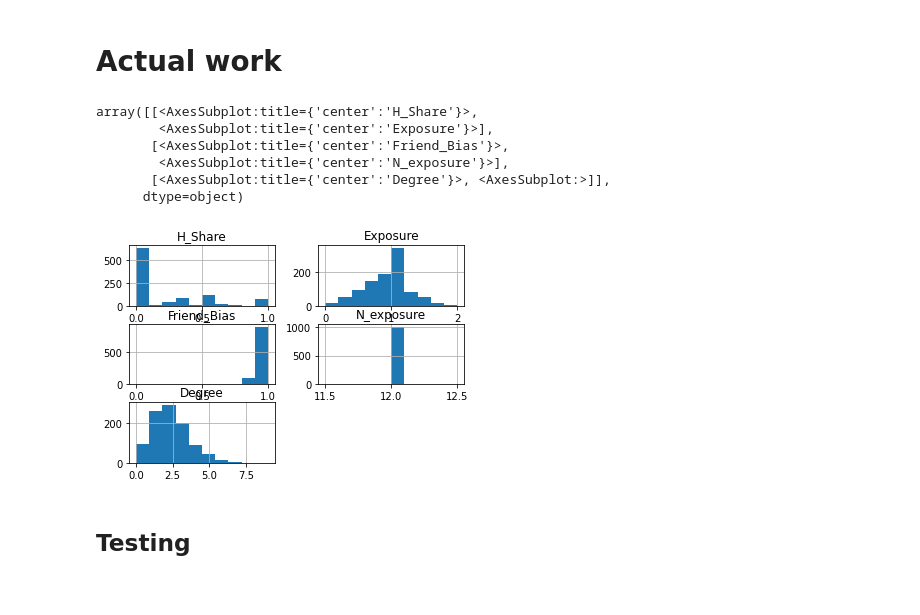
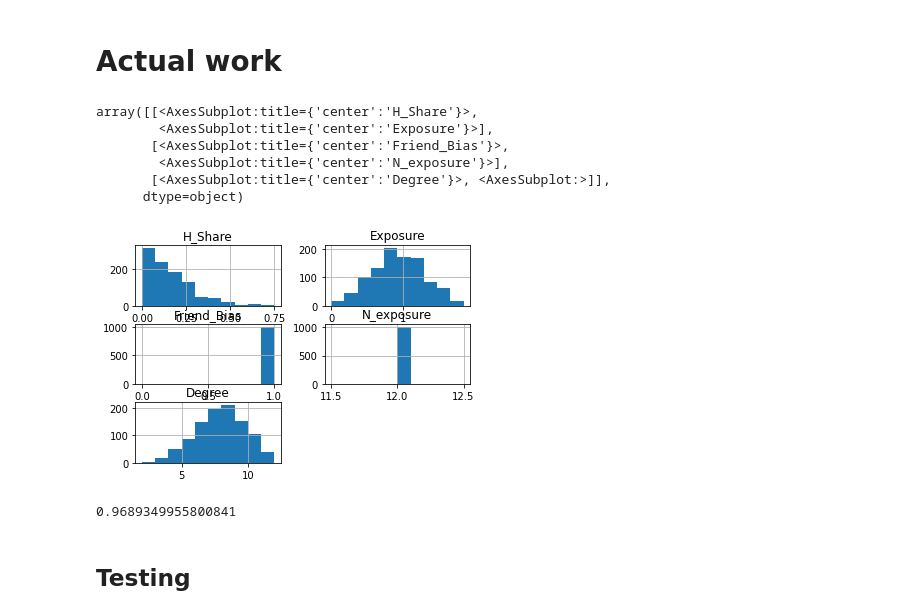
Before and after one commit to RassssD/Diss-model, a Jupyter notebook: Diss_model_testing.ipynb, the cells around one changed output. Saved outputs shown, nothing was run; the diff lists cells and outputs as text; code cells hidden in the pictures.

```diff
--- a/Diss_model_testing.ipynb
+++ b/Diss_model_testing.ipynb
@@ -824,38 +858,45 @@ ZeroDivisionError: division by zero
 # initial nodes and time
 initial_n = 0
 T = 250
 
-p = 0.25
+p = 1
 
 # parent nodes and prob
 m = 8
 pm_o = p
 
 # parent neighbours and prob
 n = 4
 pn_o = p
 
-rho = 3
+rho = 5
 
 # p high SES
 p_SES_high = 0.5
 
 new_sim = JacksonSimulationV2(initial_n, T, m, pm_o, n, pn_o, p_SES_high, biased=True, rho=rho)
 
 
 #plotly_sim_drawing.plotly_draw(plotly_sim_drawing(), new_sim, layout='spring', draw_largest_CC=True, title=f'Network after {T} iterations, rho={rho}')
 
 
-stats = new_sim.MTO_sim_many(new_sim.graph_history[-1], n_sims=1000)
-stats.head(5)
-stats.hist()
+sim_stats = new_sim.MTO_sim_many(new_sim.graph_history[-1], n_sims=1000)
+sim_stats.head(5)
+sim_stats.hist()
 # %% [output]
 array([[<AxesSubplot:title={'center':'H_Share'}>,
         <AxesSubplot:title={'center':'Exposure'}>],
        [<AxesSubplot:title={'center':'Friend_Bias'}>,
         <AxesSubplot:title={'center':'N_exposure'}>],
        [<AxesSubplot:title={'center':'Degree'}>, <AxesSubplot:>]],
       dtype=object)
-[figure, old version]
+[figure, new version]
+# %%
+
+
+
+sp.stats.skew(sim_stats['H_Share'])
+# %% [output]
+0.9689349955800841
 # %% [markdown]
 ## Testing
```
Also changed, not shown: parts of 4 cells of this notebook, 1 other file.
